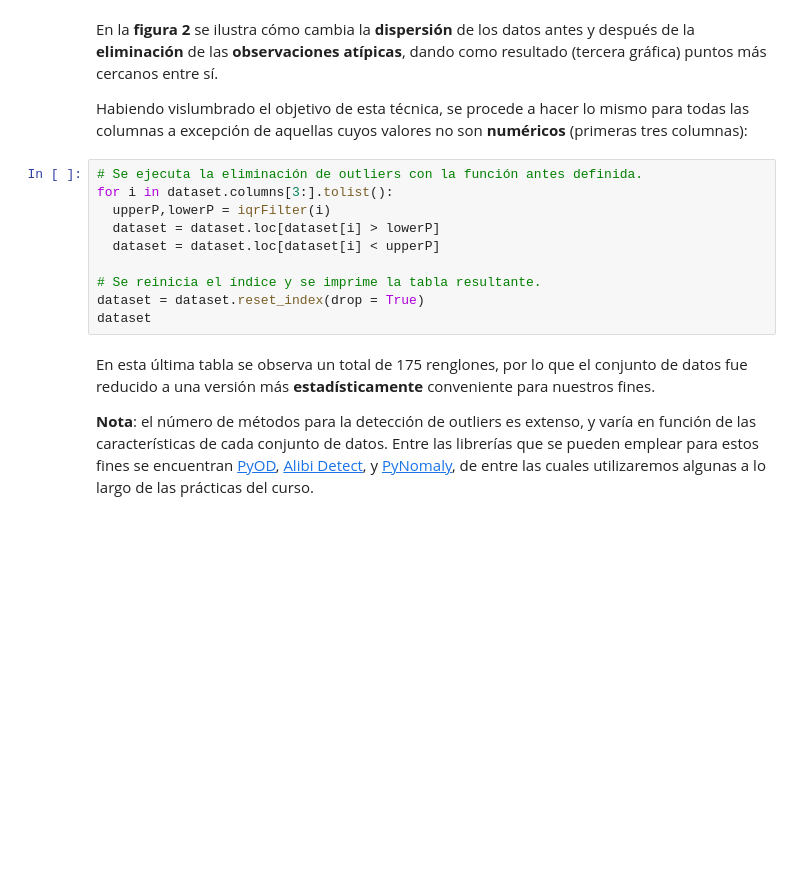
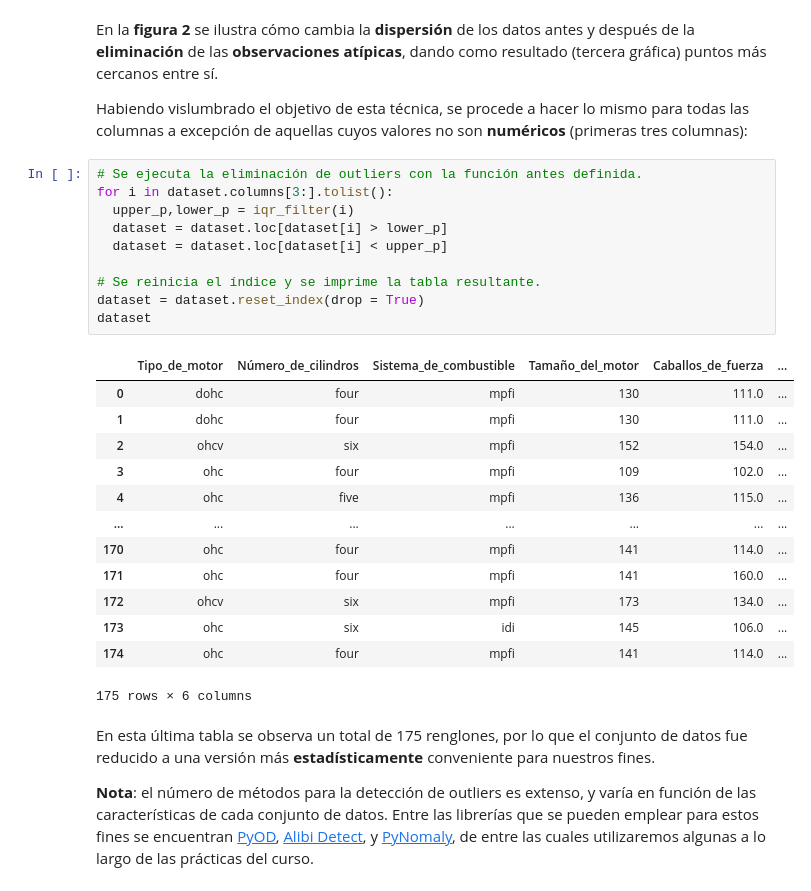
Before and after one commit to DanielDialektico/ML-Grafos, a Jupyter notebook: Preprocesamiento/Preprocesamiento_intro.ipynb, the cells around one changed output. Saved outputs shown, nothing was run; the diff lists cells and outputs as text; blank space fills up the shorter version.

```diff
--- a/Preprocesamiento/Preprocesamiento_intro.ipynb
+++ b/Preprocesamiento/Preprocesamiento_intro.ipynb
@@ -234,13 +335,27 @@ Habiendo vislumbrado el objetivo de esta técnica, se procede a hacer lo mismo p
 # %%
 # Se ejecuta la eliminación de outliers con la función antes definida.
 for i in dataset.columns[3:].tolist():
-  upperP,lowerP = iqrFilter(i)
-  dataset = dataset.loc[dataset[i] > lowerP]
-  dataset = dataset.loc[dataset[i] < upperP]
+  upper_p,lower_p = iqr_filter(i)
+  dataset = dataset.loc[dataset[i] > lower_p]
+  dataset = dataset.loc[dataset[i] < upper_p]
 
 # Se reinicia el índice y se imprime la tabla resultante.
 dataset = dataset.reset_index(drop = True)
 dataset
+# %% [output]
+|  | Tipo_de_motor | Número_de_cilindros | Sistema_de_combustible | Tamaño_del_motor | Caballos_de_fuerza | ... |
+| 0 | dohc | four | mpfi | 130 | 111.0 | ... |
+| 1 | dohc | four | mpfi | 130 | 111.0 | ... |
+| 2 | ohcv | six | mpfi | 152 | 154.0 | ... |
+| 3 | ohc | four | mpfi | 109 | 102.0 | ... |
+| 4 | ohc | five | mpfi | 136 | 115.0 | ... |
+| ... | ... | ... | ... | ... | ... | ... |
+| 170 | ohc | four | mpfi | 141 | 114.0 | ... |
+| 171 | ohc | four | mpfi | 141 | 160.0 | ... |
+| 172 | ohcv | six | mpfi | 173 | 134.0 | ... |
+| 173 | ohc | six | idi | 145 | 106.0 | ... |
+| 174 | ohc | four | mpfi | 141 | 114.0 | ... |
+175 rows × 6 columns
 # %% [markdown]
 En esta última tabla se observa un total de 175 renglones, por lo que el conjunto de datos fue reducido a una versión más **estadísticamente** conveniente para nuestros fines.
 
```
Also changed, not shown: parts of 18 cells of this notebook.
